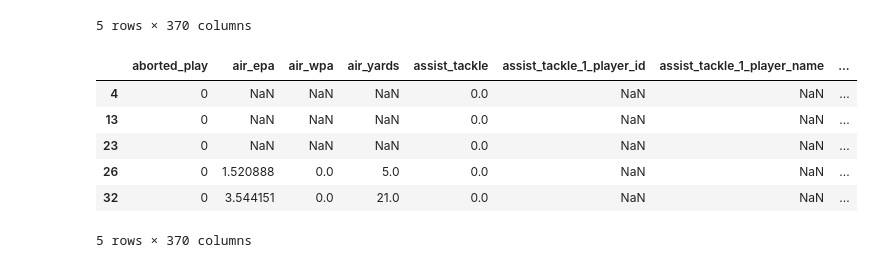
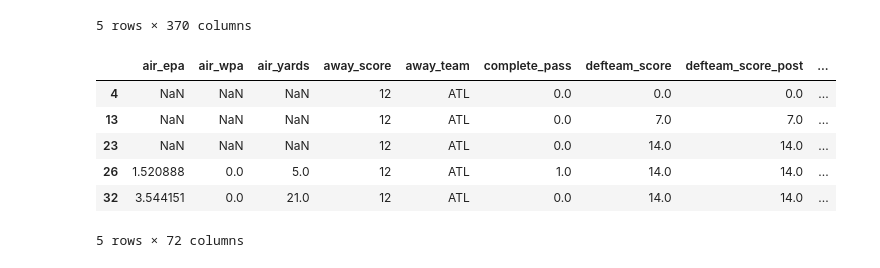
Before and after one commit to geraldabeast/Springboard, a Jupyter notebook: Capstone_project_1/Data Wrangling.ipynb, the cells around one changed output. Drawn from its saved outputs; the diff is of its cells as text; code cells hidden in the pictures.

Commit message:
data Added

```diff
--- a/Capstone_project_1/Data Wrangling.ipynb
+++ b/Capstone_project_1/Data Wrangling.ipynb
@@ -57,14 +59,27 @@ data.head()
 | 3 | 0 | NaN | NaN | NaN | 0.0 | NaN | NaN | ... |
 | 4 | 0 | NaN | NaN | NaN | 0.0 | NaN | NaN | ... |
 5 rows × 370 columns
+# %%
+important_columns = data[['air_epa', 'air_wpa', 'air_yards','away_score', 'away_team','complete_pass','defteam_score',
+                          'defteam_score_post','down','drive_start_yard_line', 'drive_time_of_possession', 'first_down_pass',
+                          'first_down_penalty', 'first_down_rush','game_half','game_seconds_remaining','home_score',
+                          'incomplete_pass', 'interception','lateral_receiving_yards','lateral_reception','lateral_rush',
+                          'lateral_rushing_yards', 'no_huddle','no_score_prob','pass_attempt','pass_length', 'pass_location',
+                          'passing_yards','play_type', 'play_type_nfl', 'posteam_score', 'qb_kneel', 'qb_scramble',
+                          'qb_spike','qtr', 'quarter_end', 'quarter_seconds_remaining','receiving_yards','run_gap',
+                          'run_location', 'rush', 'rush_attempt', 'rushing_yards','score_differential', 'series',
+                          'series_result', 'series_success', 'shotgun', 'side_of_field','success','third_down_converted',
+                          'third_down_failed', 'time','timeout', 'timeout_team', 'touchdown', 'weather', 'wp', 'wpa',
+                          'xpass', 'xyac_epa', 'xyac_fd', 'xyac_mean_yardage', 'xyac_median_yardage', 'xyac_success',
+                          'yardline_100', 'yards_after_catch', 'yards_gained', 'ydsnet', 'ydstogo', 'yrdln']]
 # %%
-third_downs_with_nan = data[data.down == 3.0]
+third_downs_with_nan = important_columns[important_columns.down == 3.0]
 third_downs_with_nan.head()
 # %% [output]
-|  | aborted_play | air_epa | air_wpa | air_yards | assist_tackle | assist_tackle_1_player_id | assist_tackle_1_player_name | ... |
-| 4 | 0 | NaN | NaN | NaN | 0.0 | NaN | NaN | ... |
-| 13 | 0 | NaN | NaN | NaN | 0.0 | NaN | NaN | ... |
-| 23 | 0 | NaN | NaN | NaN | 0.0 | NaN | NaN | ... |
-| 26 | 0 | 1.520888 | 0.0 | 5.0 | 0.0 | NaN | NaN | ... |
-| 32 | 0 | 3.544151 | 0.0 | 21.0 | 0.0 | NaN | NaN | ... |
+|  | air_epa | air_wpa | air_yards | away_score | away_team | complete_pass | defteam_score | defteam_score_post | ... |
+| 4 | NaN | NaN | NaN | 12 | ATL | 0.0 | 0.0 | 0.0 | ... |
+| 13 | NaN | NaN | NaN | 12 | ATL | 0.0 | 7.0 | 7.0 | ... |
+| 23 | NaN | NaN | NaN | 12 | ATL | 0.0 | 14.0 | 14.0 | ... |
+| 26 | 1.520888 | 0.0 | 5.0 | 12 | ATL | 1.0 | 14.0 | 14.0 | ... |
+| 32 | 3.544151 | 0.0 | 21.0 | 12 | ATL | 0.0 | 14.0 | 14.0 | ... |
-5 rows × 370 columns
+5 rows × 72 columns
```
Also changed, not shown: parts of 23 cells of this notebook, 1 other file.
